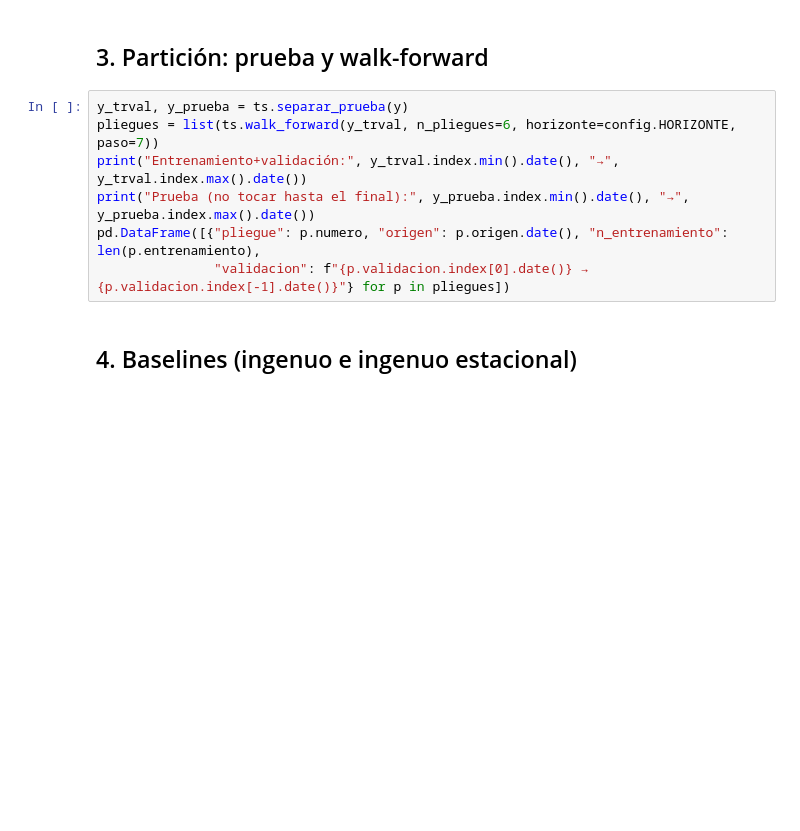
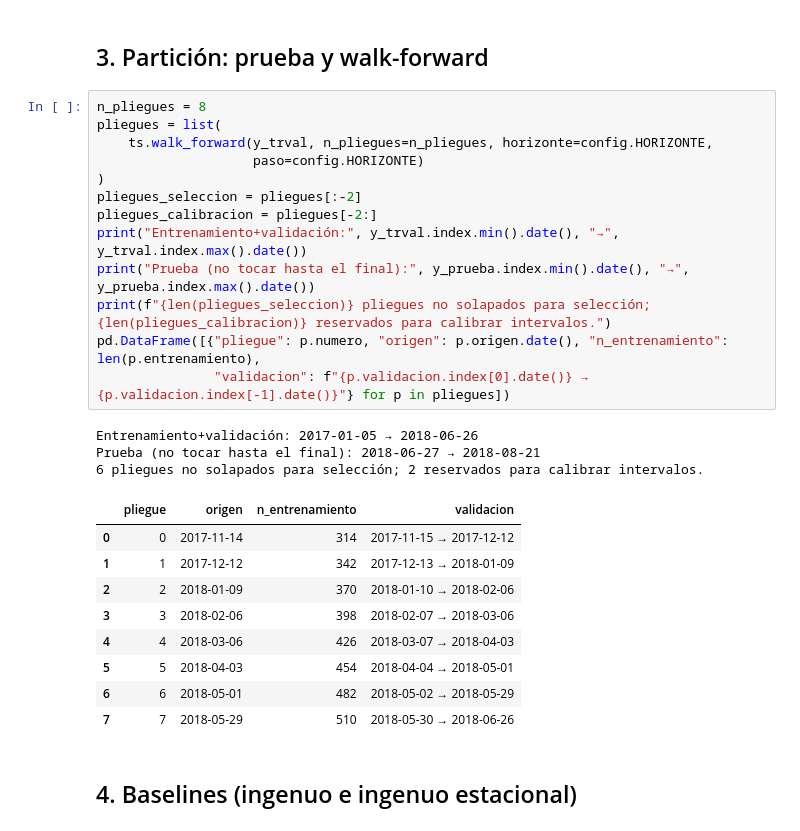
Before and after one commit to tomasguzman0925-ship-it/Taller-ML, a Jupyter notebook: notebooks/B_series.ipynb, the cells around one changed output. Saved outputs shown, nothing was run; the diff lists cells and outputs as text; blank space fills up the shorter version.

```diff
--- a/notebooks/B_series.ipynb
+++ b/notebooks/B_series.ipynb
@@ -59,12 +133,31 @@ print("KPSS p-valor:", round(kpss(y, regression="c", nlags="auto", result_object
 # %% [markdown]
 ## 3. Partición: prueba y walk-forward
 # %%
-y_trval, y_prueba = ts.separar_prueba(y)
-pliegues = list(ts.walk_forward(y_trval, n_pliegues=6, horizonte=config.HORIZONTE, paso=7))
+n_pliegues = 8
+pliegues = list(
+    ts.walk_forward(y_trval, n_pliegues=n_pliegues, horizonte=config.HORIZONTE,
+                    paso=config.HORIZONTE)
+)
+pliegues_seleccion = pliegues[:-2]
+pliegues_calibracion = pliegues[-2:]
 print("Entrenamiento+validación:", y_trval.index.min().date(), "→", y_trval.index.max().date())
 print("Prueba (no tocar hasta el final):", y_prueba.index.min().date(), "→", y_prueba.index.max().date())
+print(f"{len(pliegues_seleccion)} pliegues no solapados para selección; {len(pliegues_calibracion)} reservados para calibrar intervalos.")
 pd.DataFrame([{"pliegue": p.numero, "origen": p.origen.date(), "n_entrenamiento": len(p.entrenamiento),
                "validacion": f"{p.validacion.index[0].date()} → {p.validacion.index[-1].date()}"} for p in pliegues])
+# %% [output]
+Entrenamiento+validación: 2017-01-05 → 2018-06-26
+Prueba (no tocar hasta el final): 2018-06-27 → 2018-08-21
+6 pliegues no solapados para selección; 2 reservados para calibrar intervalos.
+|  | pliegue | origen | n_entrenamiento | validacion |
+| 0 | 0 | 2017-11-14 | 314 | 2017-11-15 → 2017-12-12 |
+| 1 | 1 | 2017-12-12 | 342 | 2017-12-13 → 2018-01-09 |
+| 2 | 2 | 2018-01-09 | 370 | 2018-01-10 → 2018-02-06 |
+| 3 | 3 | 2018-02-06 | 398 | 2018-02-07 → 2018-03-06 |
+| 4 | 4 | 2018-03-06 | 426 | 2018-03-07 → 2018-04-03 |
+| 5 | 5 | 2018-04-03 | 454 | 2018-04-04 → 2018-05-01 |
+| 6 | 6 | 2018-05-01 | 482 | 2018-05-02 → 2018-05-29 |
+| 7 | 7 | 2018-05-29 | 510 | 2018-05-30 → 2018-06-26 |
 # %% [markdown]
 ## 4. Baselines (ingenuo e ingenuo estacional)
 # %%
```
Also changed, not shown: parts of 15 cells of this notebook.
